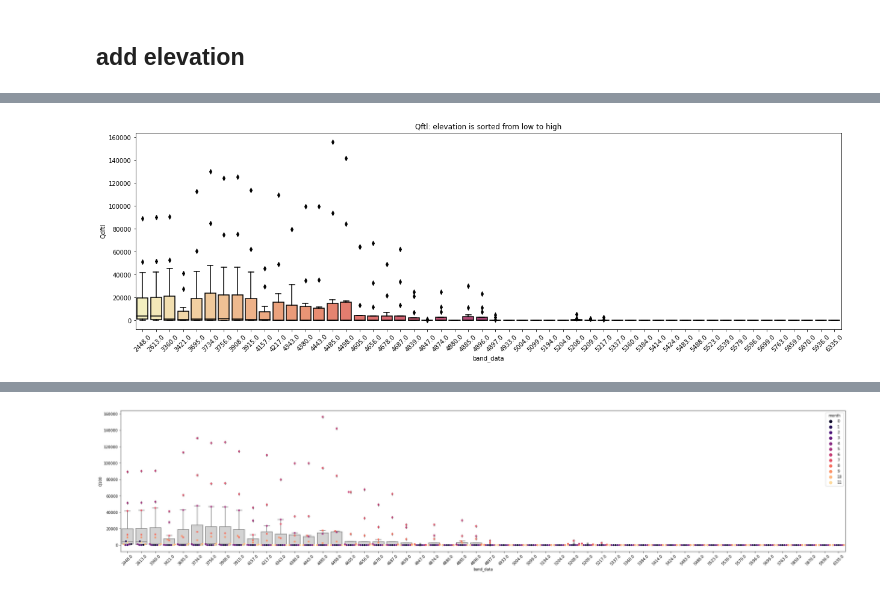
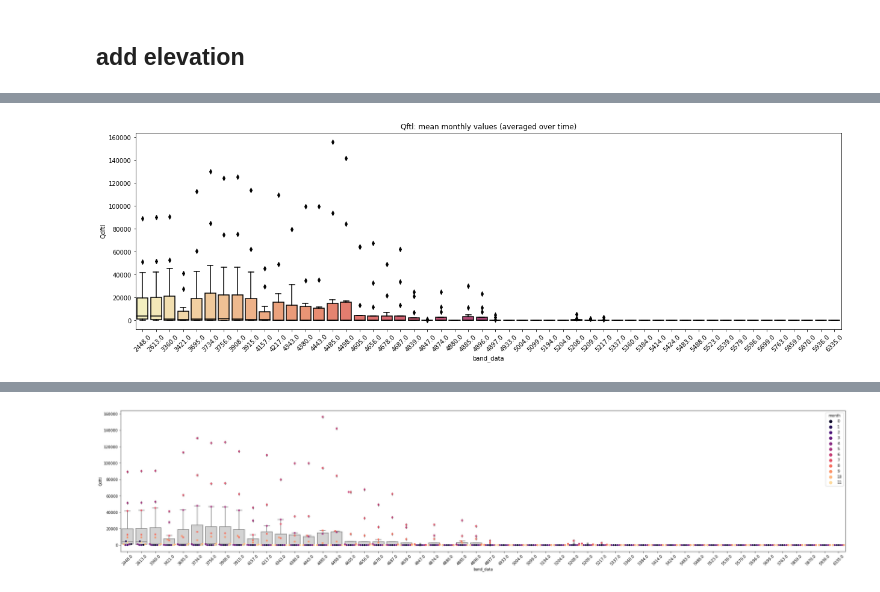
Before and after one commit to varyabazilova/sedcas_sediments_hma, a Jupyter notebook: 202405_modelruns/magnitude_frequency.ipynb, the cells around one changed output, grey strips where cells are left out. Cells and saved outputs as stored; diff of their text form; code cells hidden in the pictures.

```diff
--- a/202405_modelruns/magnitude_frequency.ipynb
+++ b/202405_modelruns/magnitude_frequency.ipynb
@@ -388,16 +373,16 @@ df1
 # %%
 
 plt.figure(figsize=(21, 6))  # Optional: Set the figure size
 boxplots = sns.boxplot(x='band_data', y='Qdftl',  data=df1, palette = 'magma_r')#, legend=False)
 
 plt.legend([], [], frameon=False)
 
 # sns.stripplot(x='Q100', y='Q100', data=melted_df, color = 'grey', alpha = 0.7)
 
-plt.title('Qftl: elevation is sorted from low to high')
+plt.title('Qftl: mean monthly values (averaged over time)')
 plt.xticks(rotation = 45)
 
 plt.show()
 # %% [output]
-[figure, old version]
+[figure, new version]
 # %%
```
Also changed, not shown: parts of 35 cells of this notebook, 18 other files.
